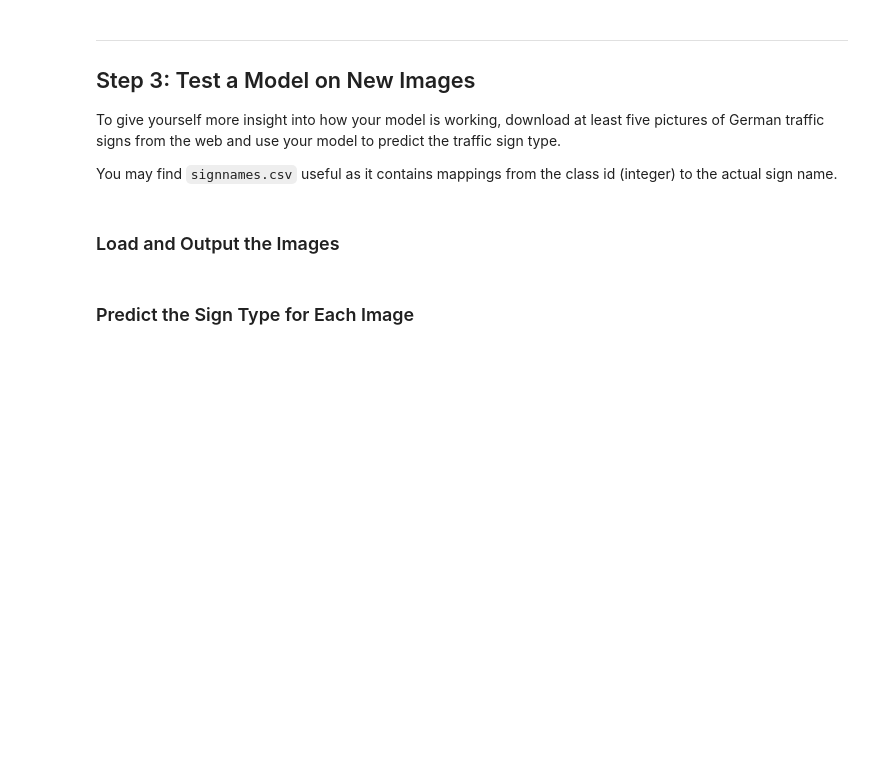
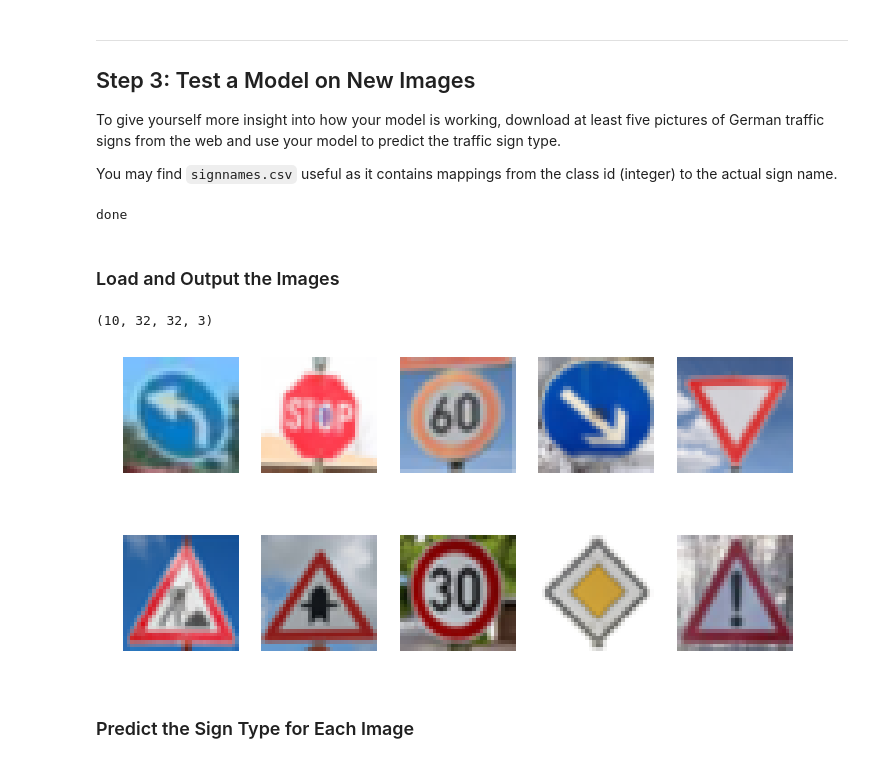
Before and after one commit to fangchenplus/CarND-Traffic-Sign-Classifier-Project, a Jupyter notebook: Traffic_Sign_Classifier.ipynb, the cells around one changed output. Drawn from its saved outputs; the diff is of its cells as text; code cells hidden in the pictures; blank space fills up the shorter version.

```diff
--- a/Traffic_Sign_Classifier.ipynb
+++ b/Traffic_Sign_Classifier.ipynb
@@ -310,5 +441,17 @@ Model saved
 To give yourself more insight into how your model is working, download at least five pictures of German traffic signs from the web and use your model to predict the traffic sign type.
 
 You may find `signnames.csv` useful as it contains mappings from the class id (integer) to the actual sign name.
+# %%
+# Reinitialize and re-import if starting a new kernel here
+import matplotlib.pyplot as plt
+%matplotlib inline
+
+import tensorflow as tf
+import numpy as np
+import cv2
+
+print('done')
+# %% [output]
+done
 # %% [markdown]
 ### Load and Output the Images
@@ -318,3 +458,33 @@ You may find `signnames.csv` useful as it contains mappings from the class id (i
+# %%
+### Load the images and plot them here.
+### Feel free to use as many code cells as needed.
+
+import glob
+import matplotlib.image as mpimg
+import cv2
+
+fig, axs = plt.subplots(2,5, figsize=(12, 6))
+axs = axs.ravel()
+
+my_images = []
+
+for i, img in enumerate(sorted(glob.glob('./my_found_traffic_signs/sign*.png'))):
+    image = cv2.imread(img)
+    image = cv2.cvtColor(image, cv2.COLOR_BGR2RGB)
+    axs[i].axis('off')
+    axs[i].imshow(image)
+    my_images.append(image)
+
+my_images = np.asarray(my_images)
+
+# my_images_gry = np.sum(my_images/3, axis=3, keepdims=True)
+
+my_images_normalized = (my_images.astype('float32') - 128)/128
+
+print(my_images_normalized.shape)
+# %% [output]
+(10, 32, 32, 3)
+[figure, added]
 # %% [markdown]
 ### Predict the Sign Type for Each Image
 # %%
```
Also changed, not shown: parts of 26 cells of this notebook, 18 other files.
